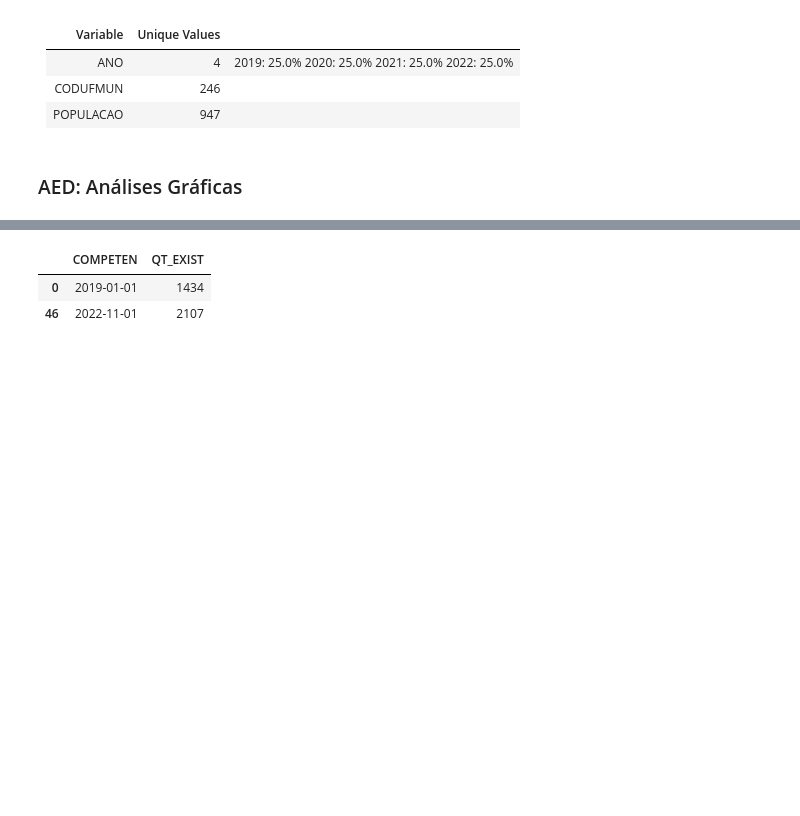
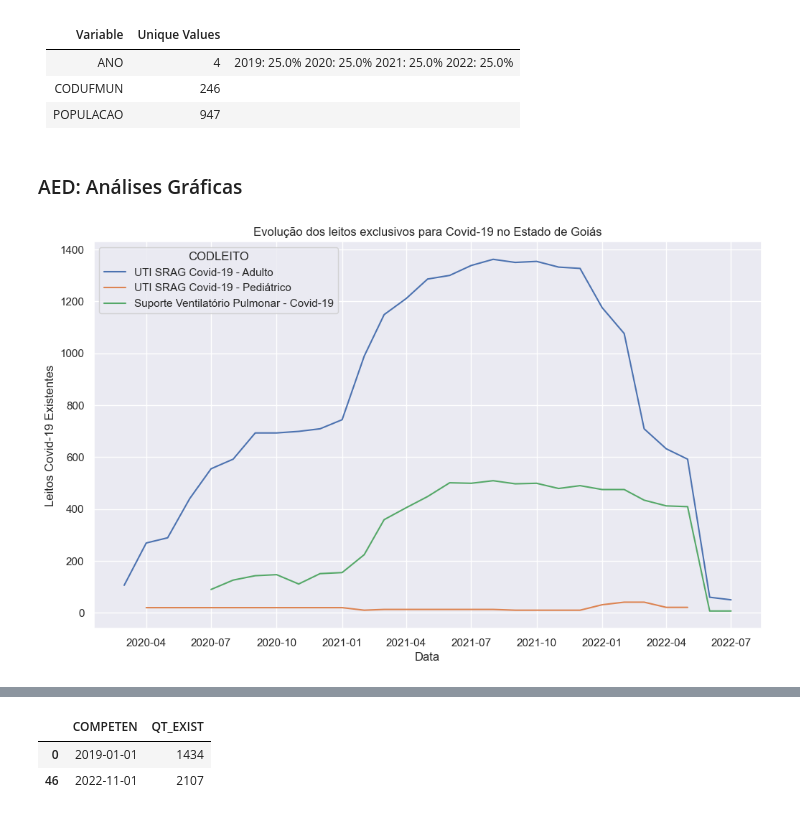
Before and after one commit to willianfco/Atividade_DS_SES-GO, a Jupyter notebook: AED.ipynb, the cells around one changed output, grey strips where cells are left out. Drawn from its saved outputs; the diff is of its cells as text; code cells hidden in the pictures; blank space fills up the shorter version.

Commit message:
Análises com Seaborn para exibição em HTML

```diff
--- a/AED.ipynb
+++ b/AED.ipynb
@@ -274,16 +274,18 @@ unique_values_table(pop_mun, uv=4)
 # %%
 # Nesta análise, verificaremos a progressão dos leitos tipo: 51, 52, 96, relacionados á Unidades de Tratamento Intensivo adulto e infantil, e suporte ventilatório pulmonar para Covid-19, respectivamente.
 dfg = dataset[['COMPETEN','QT_EXIST','CNES', 'CODLEITO']].groupby(by=['CNES', 'COMPETEN', 'CODLEITO']).sum().sort_values(by=['CNES','COMPETEN']).reset_index() # Agrupando os diferentes tipos de leito do mesmo estabelecimento por competência e tipo.
 dfg = dfg[dfg['CODLEITO'].isin([51, 52, 96])] # Filtrando os tipos de leito de interesse para a análise.
 dfg = dfg.groupby(by=['COMPETEN','CODLEITO']).sum().sort_values(by=['COMPETEN','CODLEITO']).reset_index().drop(columns={'CNES'}) # Somando os leitos Covid-19 de todos os estabelecimento de saúde de GO por data.
 dfg['CODLEITO'] = dfg['CODLEITO'].replace({51: 'UTI SRAG Covid-19 - Adulto ', 52 : 'UTI SRAG Covid-19 - Pediátrico', 96 : 'Suporte Ventilatório Pulmonar - Covid-19'})
-fig = px.bar(dfg, x='COMPETEN', y='QT_EXIST', color='CODLEITO',
-            labels={'COMPETEN': 'Data',
-                    'QT_EXIST': "Leitos",
-                    "CODLEITO": "Tipo do Leito"}).update_layout(
-    xaxis_title="Data", yaxis_title="Leitos Covid-19 Existentes", title="Evolução dos leitos exclusivos para Covid-19 no Estado de Goiás", title_x=0.5) # Plotando gráfico de barras da Quantidade de Leitos Covid-19 existentes por ano.
-fig.show()
+sns.set(rc= {"figure.figsize": (12, 7)})
+fig = sns.lineplot(data=dfg, x='COMPETEN', y='QT_EXIST', hue='CODLEITO').set(
+    title="Evolução dos leitos exclusivos para Covid-19 no Estado de Goiás",
+    xlabel='Data',
+    ylabel='Leitos Covid-19 Existentes')
+fig
 del(dfg)
+# %% [output]
+[figure, added]
 # %%
 # Nesta análise, verificaremos a progressão dos leitos disponibilizados para o SUS do tipo: 51, 52, 96, relacionados á Unidades de Tratamento Intensivo adulto e infantil, e suporte ventilatório pulmonar para Covid-19, respectivamente.
 dfg = dataset[['COMPETEN','QT_SUS','CNES', 'CODLEITO']].groupby(by=['CNES', 'COMPETEN', 'CODLEITO']).sum().sort_values(by=['CNES','COMPETEN']).reset_index()
```
Also changed, not shown: parts of 3 cells of this notebook, 1 other file.
